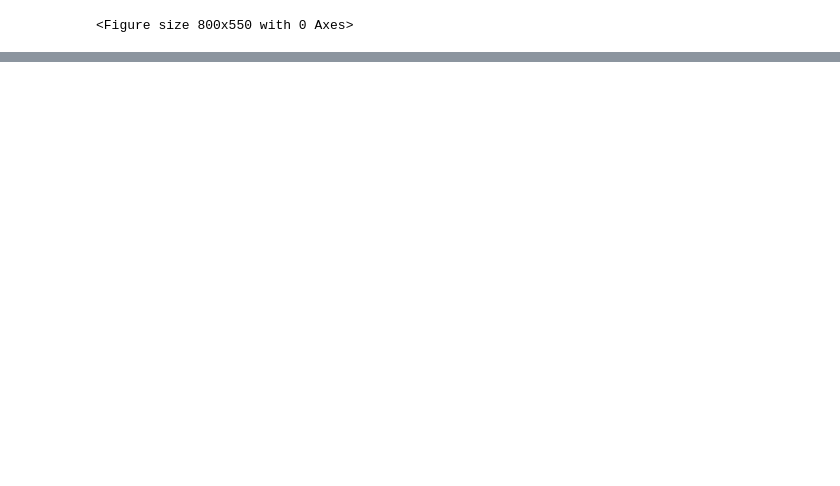
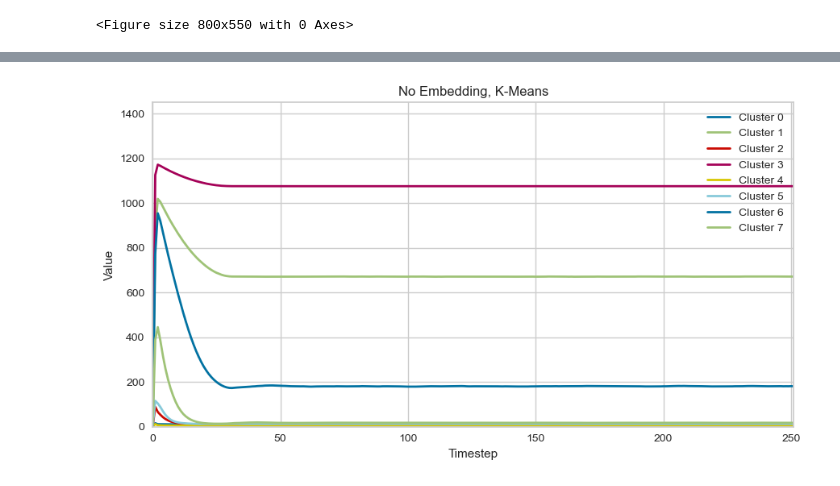
Before and after one commit to MariaElise-T/TS-Clustering, a Jupyter notebook: Dissertation_visualizations-silhouette_euc_embed.ipynb, the cells around one changed output, grey strips where cells are left out. Drawn from its saved outputs; the diff is of its cells as text; code cells hidden in the pictures; blank space fills up the shorter version.

```diff
--- a/Dissertation_visualizations-silhouette_euc_embed.ipynb
+++ b/Dissertation_visualizations-silhouette_euc_embed.ipynb
@@ -480,0 +431,4 @@ plt.savefig("dae_embedding_centers.png", format="png")
+# %%
+ts_cluster_visualization2(ecv_baseline_labels, X_train, 8, "No Embedding, K-Means")
+# %% [output]
+[figure, added]
```
Also changed, not shown: parts of 22 cells of this notebook, 10 other files.
